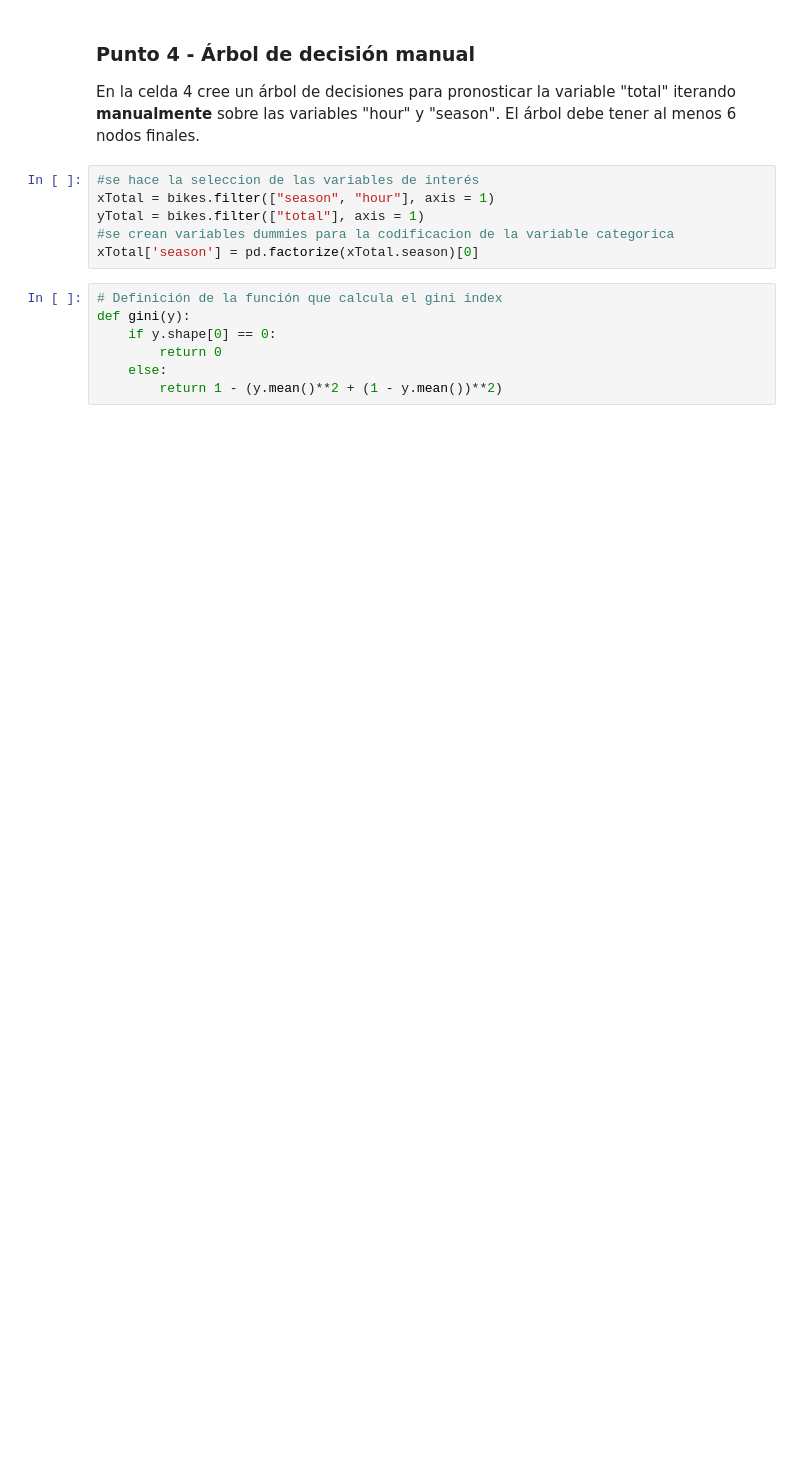
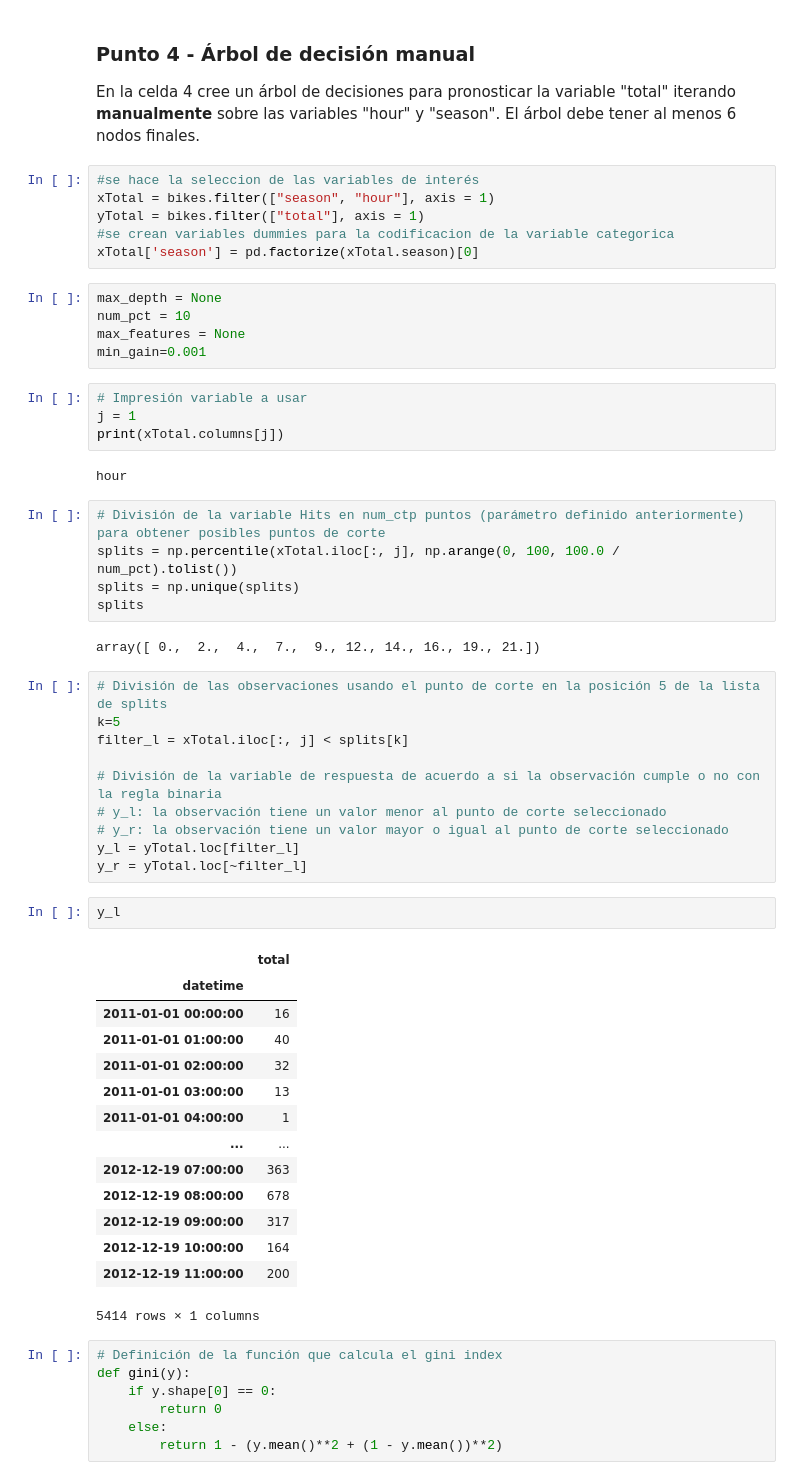
Before and after one commit to mayraNeisa/MIAD_ML_NLP_2023, a Jupyter notebook: Semana 1/S1TC1_arboles_ensamblajes.ipynb, the cells around one changed output. Saved outputs shown, nothing was run; the diff lists cells and outputs as text; blank space fills up the shorter version.

```diff
--- a/Semana 1/S1TC1_arboles_ensamblajes.ipynb
+++ b/Semana 1/S1TC1_arboles_ensamblajes.ipynb
@@ -110,6 +165,51 @@ xTotal = bikes.filter(["season", "hour"], axis = 1)
 yTotal = bikes.filter(["total"], axis = 1)
 #se crean variables dummies para la codificacion de la variable categorica
 xTotal['season'] = pd.factorize(xTotal.season)[0]
+# %%
+max_depth = None
+num_pct = 10
+max_features = None
+min_gain=0.001
+# %%
+# Impresión variable a usar
+j = 1
+print(xTotal.columns[j])
+# %% [output]
+hour
+# %%
+# División de la variable Hits en num_ctp puntos (parámetro definido anteriormente) para obtener posibles puntos de corte
+splits = np.percentile(xTotal.iloc[:, j], np.arange(0, 100, 100.0 / num_pct).tolist())
+splits = np.unique(splits)
+splits
+# %% [output]
+array([ 0.,  2.,  4.,  7.,  9., 12., 14., 16., 19., 21.])
+# %%
+# División de las observaciones usando el punto de corte en la posición 5 de la lista de splits
+k=5
+filter_l = xTotal.iloc[:, j] < splits[k]
+
+# División de la variable de respuesta de acuerdo a si la observación cumple o no con la regla binaria
+# y_l: la observación tiene un valor menor al punto de corte seleccionado
+# y_r: la observación tiene un valor mayor o igual al punto de corte seleccionado
+y_l = yTotal.loc[filter_l]
+y_r = yTotal.loc[~filter_l]
+# %%
+y_l
+# %% [output]
+|  | total |
+| datetime |  |
+| 2011-01-01 00:00:00 | 16 |
+| 2011-01-01 01:00:00 | 40 |
+| 2011-01-01 02:00:00 | 32 |
+| 2011-01-01 03:00:00 | 13 |
+| 2011-01-01 04:00:00 | 1 |
+| ... | ... |
+| 2012-12-19 07:00:00 | 363 |
+| 2012-12-19 08:00:00 | 678 |
+| 2012-12-19 09:00:00 | 317 |
+| 2012-12-19 10:00:00 | 164 |
+| 2012-12-19 11:00:00 | 200 |
+5414 rows × 1 columns
 # %%
 # Definición de la función que calcula el gini index
 def gini(y):
```
Also changed, not shown: parts of 31 cells of this notebook.
